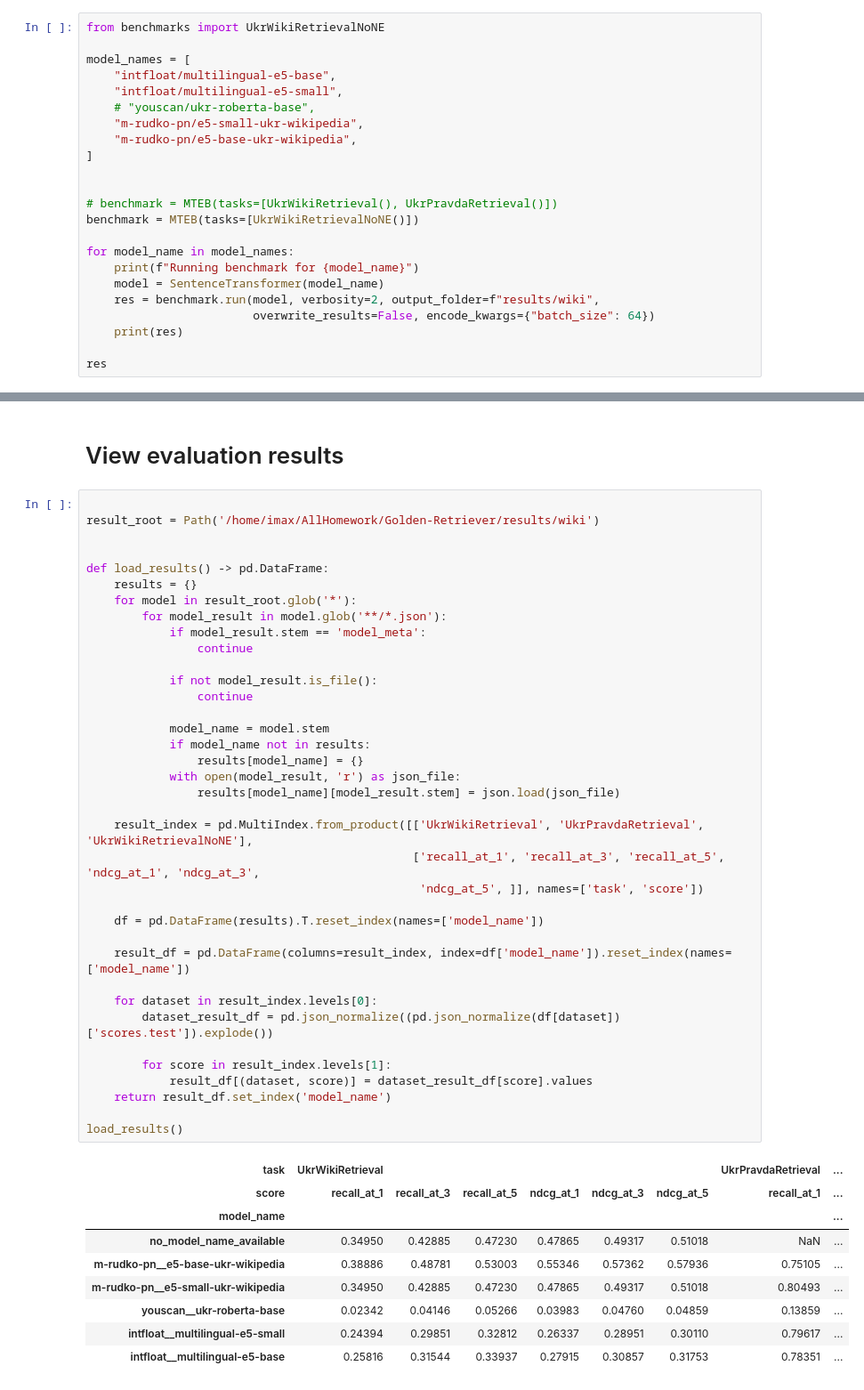
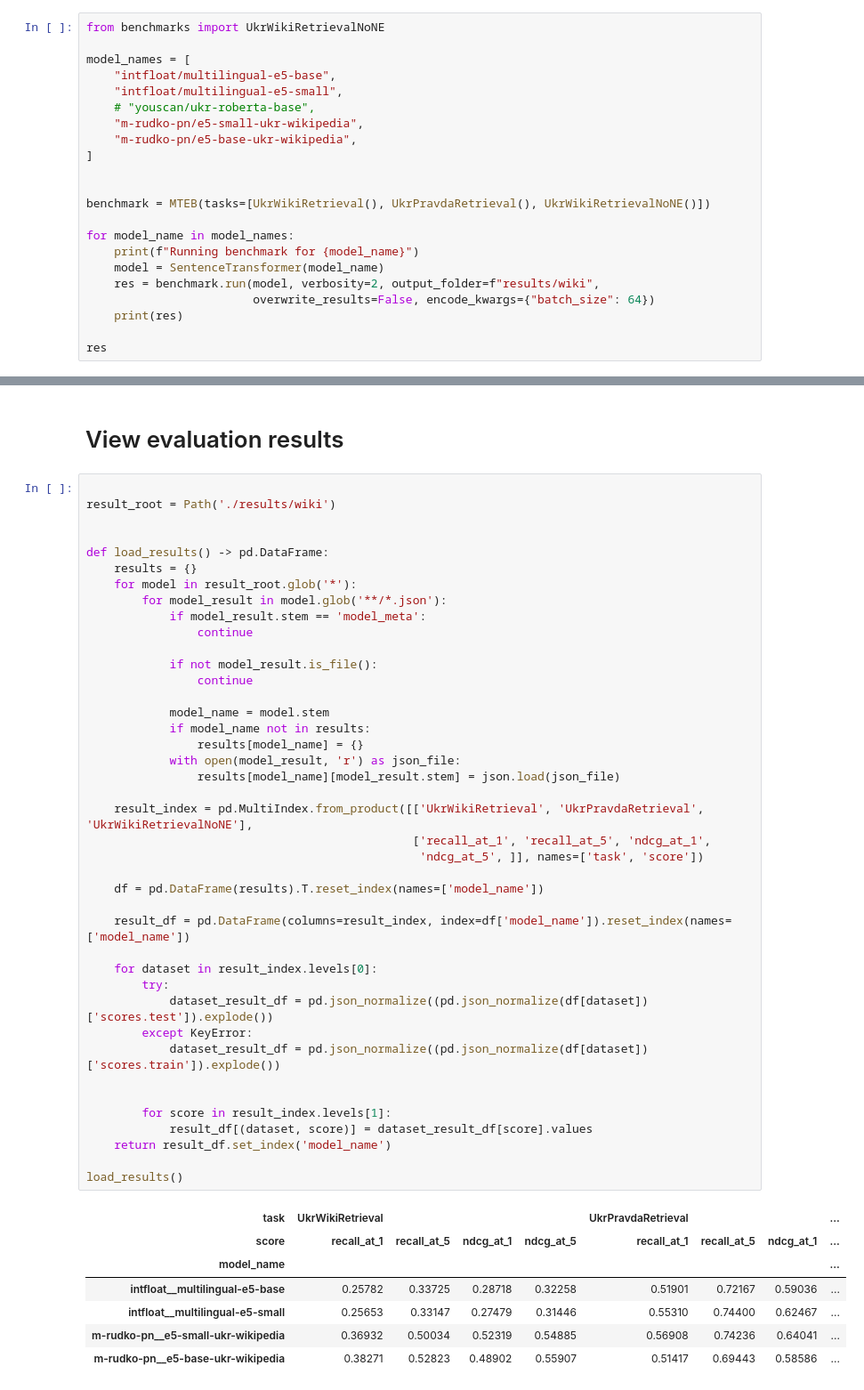
Before and after one commit to Adeon18/Golden-Retriever, a Jupyter notebook: evaluation.ipynb, the cells around one changed output, grey strips where cells are left out. Shown at 89% size. Saved outputs shown, nothing was run; the diff lists cells and outputs as text.

```diff
--- a/evaluation.ipynb
+++ b/evaluation.ipynb
@@ -25,8 +25,7 @@ model_names = [
 ]
 
 
-# benchmark = MTEB(tasks=[UkrWikiRetrieval(), UkrPravdaRetrieval()])
-benchmark = MTEB(tasks=[UkrWikiRetrievalNoNE()])
+benchmark = MTEB(tasks=[UkrWikiRetrieval(), UkrPravdaRetrieval(), UkrWikiRetrievalNoNE()])
 
 for model_name in model_names:
     print(f"Running benchmark for {model_name}")
@@ -77,48 +74,50 @@ Running benchmark for intfloat/multilingual-e5-small
 # View evaluation results
 # %%
 
-result_root = Path('/home/imax/AllHomework/Golden-Retriever/results/wiki')
+result_root = Path('./results/wiki')
 
 
 def load_results() -> pd.DataFrame:
     results = {}
     for model in result_root.glob('*'):
         for model_result in model.glob('**/*.json'):
             if model_result.stem == 'model_meta':
                 continue
 
             if not model_result.is_file():
                 continue
 
             model_name = model.stem
             if model_name not in results:
                 results[model_name] = {}
             with open(model_result, 'r') as json_file:
                 results[model_name][model_result.stem] = json.load(json_file)
 
     result_index = pd.MultiIndex.from_product([['UkrWikiRetrieval', 'UkrPravdaRetrieval', 'UkrWikiRetrievalNoNE'],
-                                               ['recall_at_1', 'recall_at_3', 'recall_at_5', 'ndcg_at_1', 'ndcg_at_3',
+                                               ['recall_at_1', 'recall_at_5', 'ndcg_at_1',
                                                 'ndcg_at_5', ]], names=['task', 'score'])
 
     df = pd.DataFrame(results).T.reset_index(names=['model_name'])
 
     result_df = pd.DataFrame(columns=result_index, index=df['model_name']).reset_index(names=['model_name'])
 
     for dataset in result_index.levels[0]:
-        dataset_result_df = pd.json_normalize((pd.json_normalize(df[dataset])['scores.test']).explode())
+        try:
+            dataset_result_df = pd.json_normalize((pd.json_normalize(df[dataset])['scores.test']).explode())
+        except KeyError:
+            dataset_result_df = pd.json_normalize((pd.json_normalize(df[dataset])['scores.train']).explode())
+
 
         for score in result_index.levels[1]:
             result_df[(dataset, score)] = dataset_result_df[score].values
     return result_df.set_index('model_name')
 
 load_results()
 # %% [output]
-| task | UkrWikiRetrieval |  |  |  |  |  | UkrPravdaRetrieval | ... |
-| score | recall_at_1 | recall_at_3 | recall_at_5 | ndcg_at_1 | ndcg_at_3 | ndcg_at_5 | recall_at_1 | ... |
+| task | UkrWikiRetrieval |  |  |  | UkrPravdaRetrieval |  |  | ... |
+| score | recall_at_1 | recall_at_5 | ndcg_at_1 | ndcg_at_5 | recall_at_1 | recall_at_5 | ndcg_at_1 | ... |
 | model_name |  |  |  |  |  |  |  | ... |
-| no_model_name_available | 0.34950 | 0.42885 | 0.47230 | 0.47865 | 0.49317 | 0.51018 | NaN | ... |
-| m-rudko-pn__e5-base-ukr-wikipedia | 0.38886 | 0.48781 | 0.53003 | 0.55346 | 0.57362 | 0.57936 | 0.75105 | ... |
-| m-rudko-pn__e5-small-ukr-wikipedia | 0.34950 | 0.42885 | 0.47230 | 0.47865 | 0.49317 | 0.51018 | 0.80493 | ... |
-| youscan__ukr-roberta-base | 0.02342 | 0.04146 | 0.05266 | 0.03983 | 0.04760 | 0.04859 | 0.13859 | ... |
-| intfloat__multilingual-e5-small | 0.24394 | 0.29851 | 0.32812 | 0.26337 | 0.28951 | 0.30110 | 0.79617 | ... |
-| intfloat__multilingual-e5-base | 0.25816 | 0.31544 | 0.33937 | 0.27915 | 0.30857 | 0.31753 | 0.78351 | ... |
+| intfloat__multilingual-e5-base | 0.25782 | 0.33725 | 0.28718 | 0.32258 | 0.51901 | 0.72167 | 0.59036 | ... |
+| intfloat__multilingual-e5-small | 0.25653 | 0.33147 | 0.27479 | 0.31446 | 0.55310 | 0.74400 | 0.62467 | ... |
+| m-rudko-pn__e5-small-ukr-wikipedia | 0.36932 | 0.50034 | 0.52319 | 0.54885 | 0.56908 | 0.74236 | 0.64041 | ... |
+| m-rudko-pn__e5-base-ukr-wikipedia | 0.38271 | 0.52823 | 0.48902 | 0.55907 | 0.51417 | 0.69443 | 0.58586 | ... |
```
Also changed, not shown: parts of 1 cell of this notebook.
